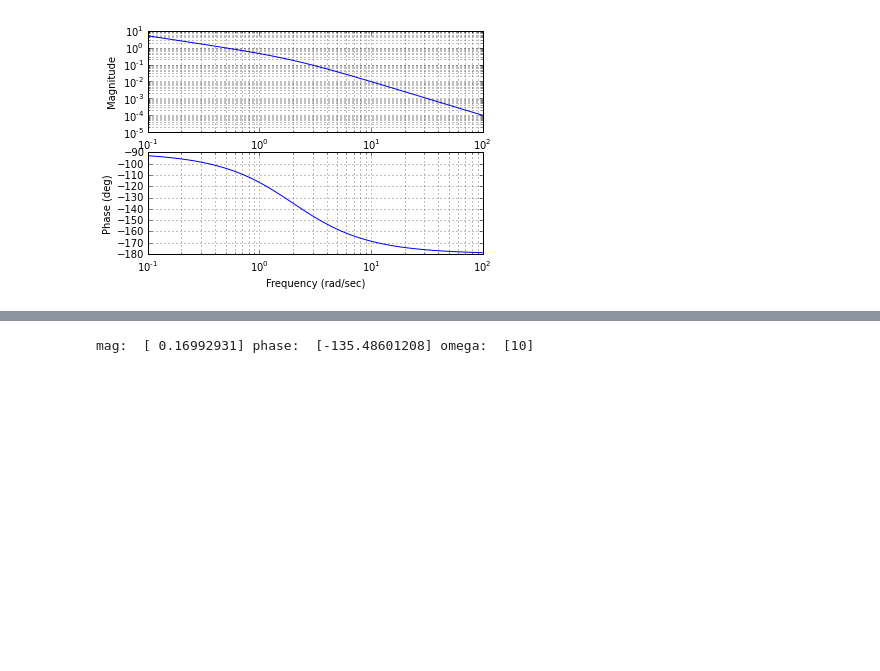
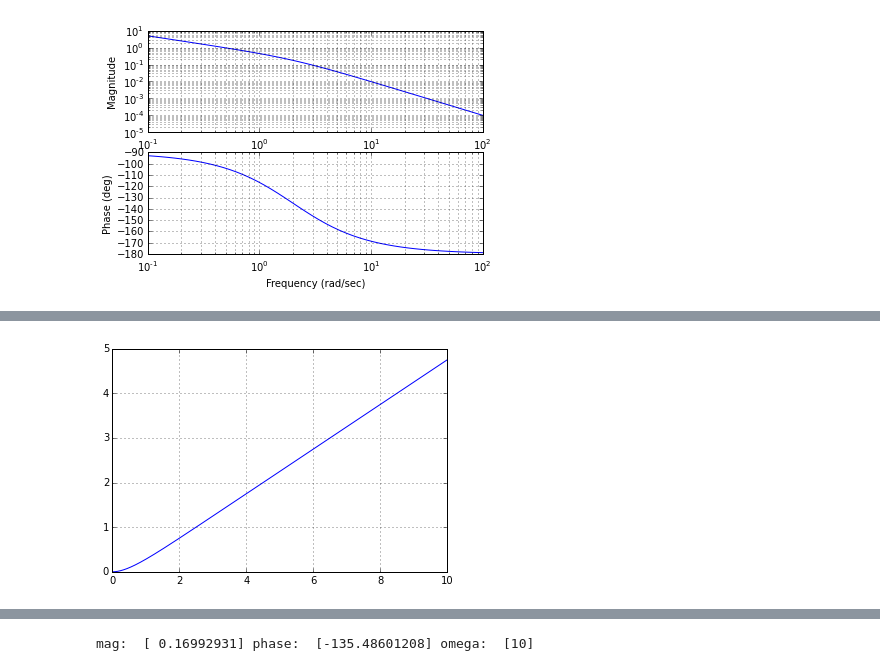
Before and after one commit to lmpizarro/apuntes-python-cientifico, a Jupyter notebook: src/notebooks/notebookCL.ipynb, the cells around one changed output, grey strips where cells are left out. Saved outputs shown, nothing was run; the diff lists cells and outputs as text; code cells hidden in the pictures; blank space fills up the shorter version.

```diff
--- a/src/notebooks/notebookCL.ipynb
+++ b/src/notebooks/notebookCL.ipynb
@@ -16,0 +26,6 @@ ctrl.bode(P);
+# %%
+y,t = mtlb.step(P, T = np.arange(0, Ttotal, DT) )
+mpl.plot(t,y)
+mpl.grid()
+# %% [output]
+[figure, added]
```
Also changed, not shown: parts of 28 cells of this notebook, 7 other files.
